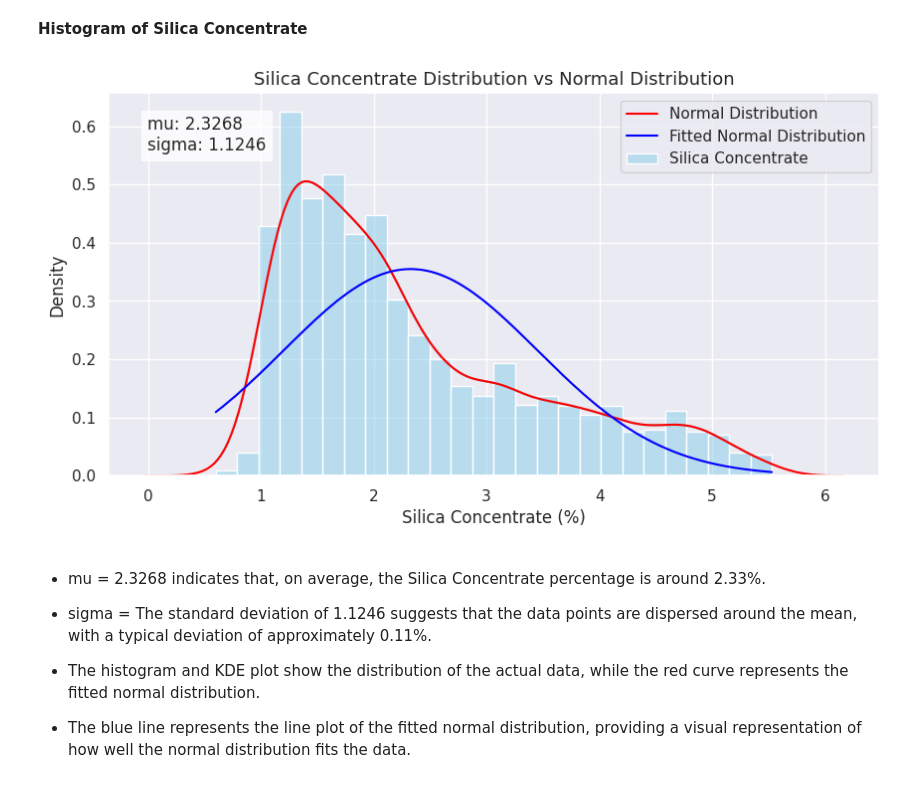
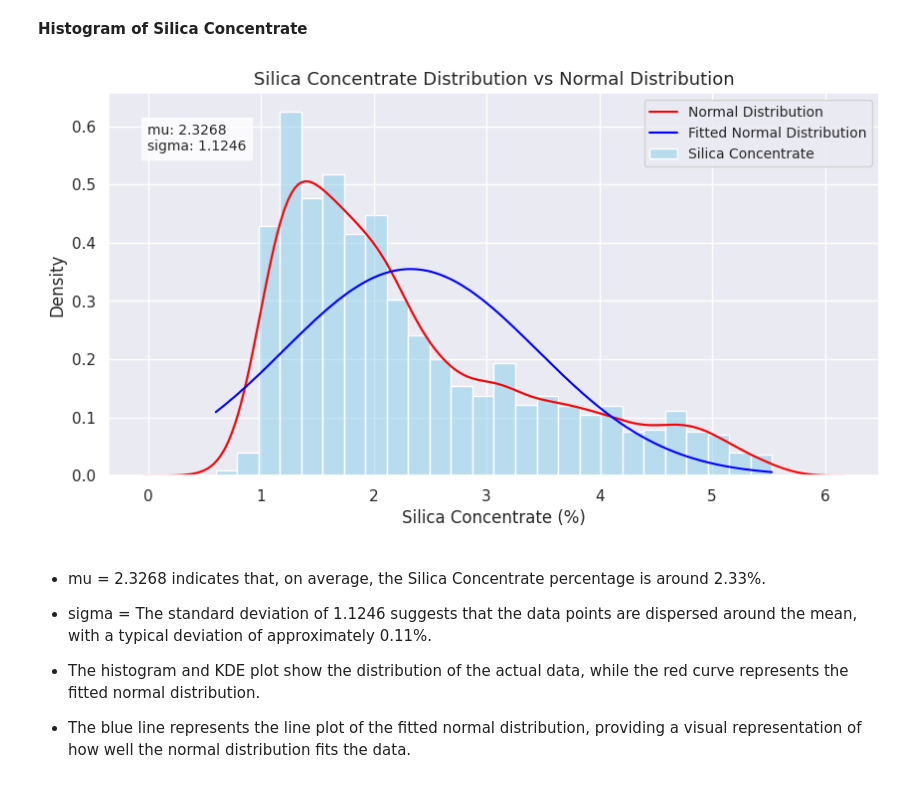
Before and after one commit to arifaygun/ML_Calisma_Notebooklari, a Jupyter notebook: AA_Graduate_Project_2_Silica.ipynb, the cells around one changed output. Cells and saved outputs as stored; diff of their text form; code cells hidden in the pictures.

```diff
--- a/AA_Graduate_Project_2_Silica.ipynb
+++ b/AA_Graduate_Project_2_Silica.ipynb
@@ -159,26 +159,26 @@ Overall, the correlation analysis suggests that the target variables, silica con
 # %%
 # Fitting normal distribution
 (mu, sigma) = norm.fit(flotation['silica_conc'])
 
 # Plotting the histogram, KDE, and fitted normal distribution
 plt.figure(figsize=(10, 5))
 sns.histplot(flotation['silica_conc'], kde=True, stat="density", common_norm=False,
 color='skyblue', label='Silica Concentrate')
 sns.kdeplot(flotation['silica_conc'], color='red', label='Normal Distribution')
 sns.lineplot(x=flotation['silica_conc'], y=norm.pdf(flotation['silica_conc'], mu, sigma),
 color='blue', label='Fitted Normal Distribution')
 
 plt.text(0.05, 0.85, f"mu: {mu:.4f}\nsigma: {sigma:.4f}",
          transform=plt.gca().transAxes,
-         bbox=dict(facecolor='white', alpha=0.8))
+         bbox=dict(facecolor='white', alpha=0.8), fontsize=10)
 
 plt.title('Silica Concentrate Distribution vs Normal Distribution', fontsize=13)
 plt.xlabel("Silica Concentrate (%)", fontsize=12)
 plt.ylabel("Density", fontsize=12)
-plt.legend()
+plt.legend(fontsize=10)
 plt.show()
 # %% [output]
-[figure, old version]
+[figure, new version]
 # %% [markdown]
 - mu = 2.3268 indicates that, on average, the Silica Concentrate percentage is around 2.33%.
 - sigma = The standard deviation of 1.1246 suggests that the data points are dispersed around the mean, with a typical deviation of approximately 0.11%.
```
Also changed, not shown: parts of 3 cells of this notebook.
